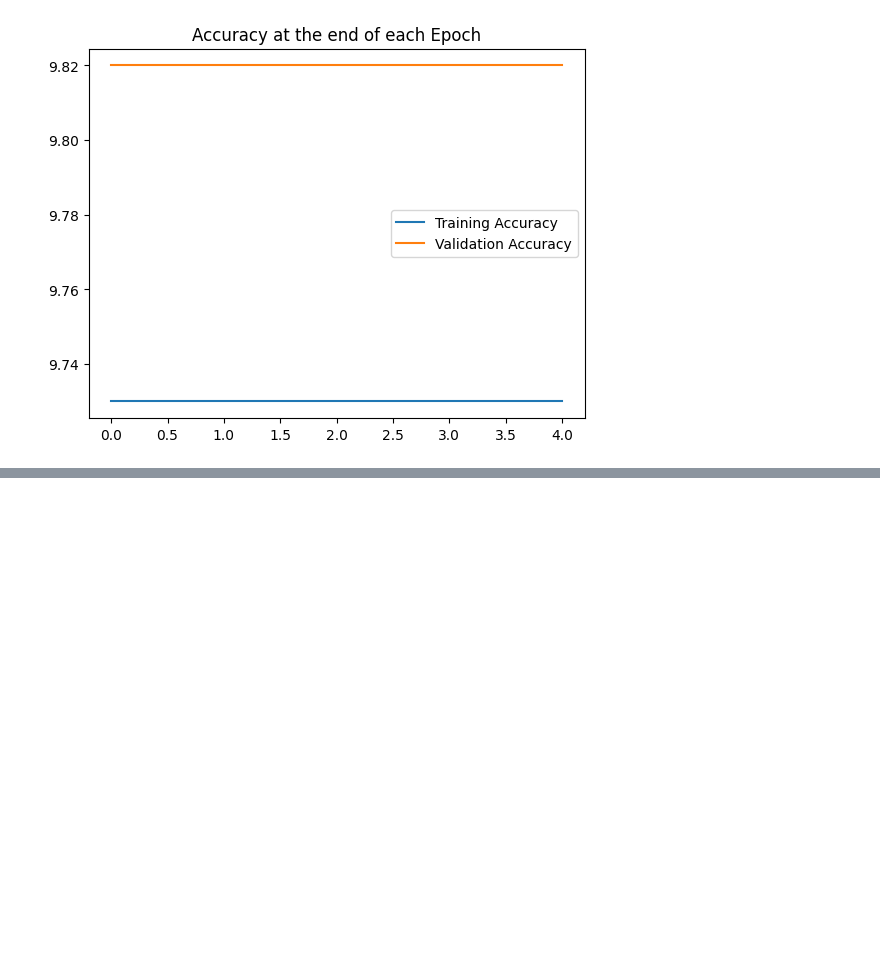
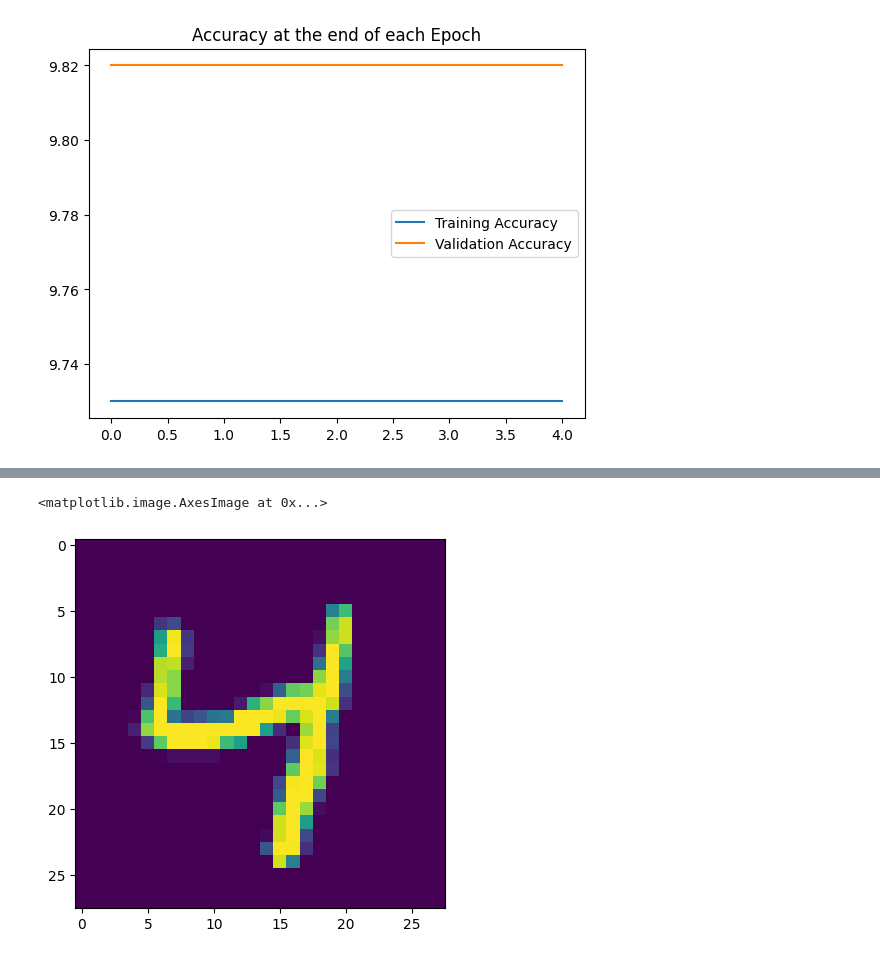
Before and after one commit to AnumahAdeizaStephen/Learning-Pytorch, a Jupyter notebook: Online_learning_of_Pytorch.ipynb, the cells around one changed output, grey strips where cells are left out. Drawn from its saved outputs; the diff is of its cells as text; code cells hidden in the pictures; blank space fills up the shorter version.

```diff
--- a/Online_learning_of_Pytorch.ipynb
+++ b/Online_learning_of_Pytorch.ipynb
@@ -663,0 +709,6 @@ plt.legend()
+# %%
+# Show the image
+plt.imshow(test_data[1978][0].reshape(28,28))
+# %% [output]
+<matplotlib.image.AxesImage at 0x...>
+[figure, added]
```
Also changed, not shown: parts of 9 cells of this notebook.
